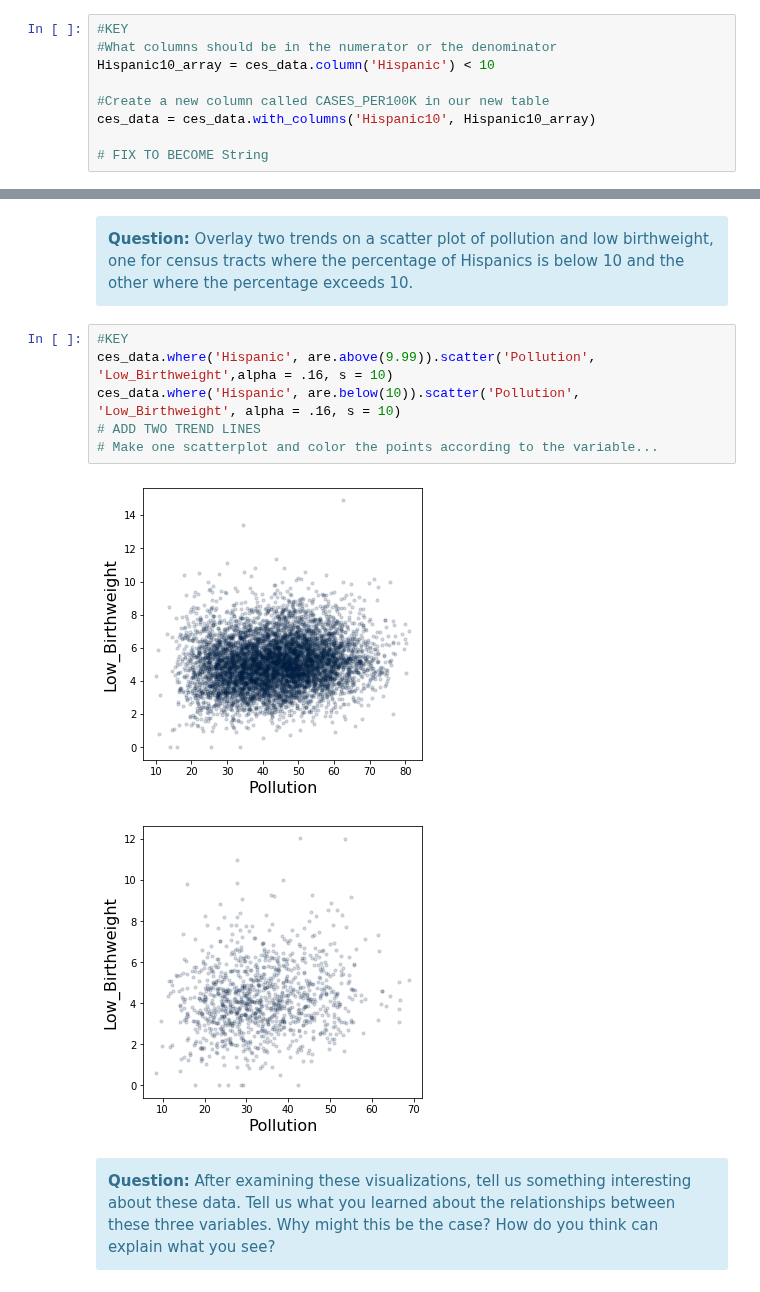
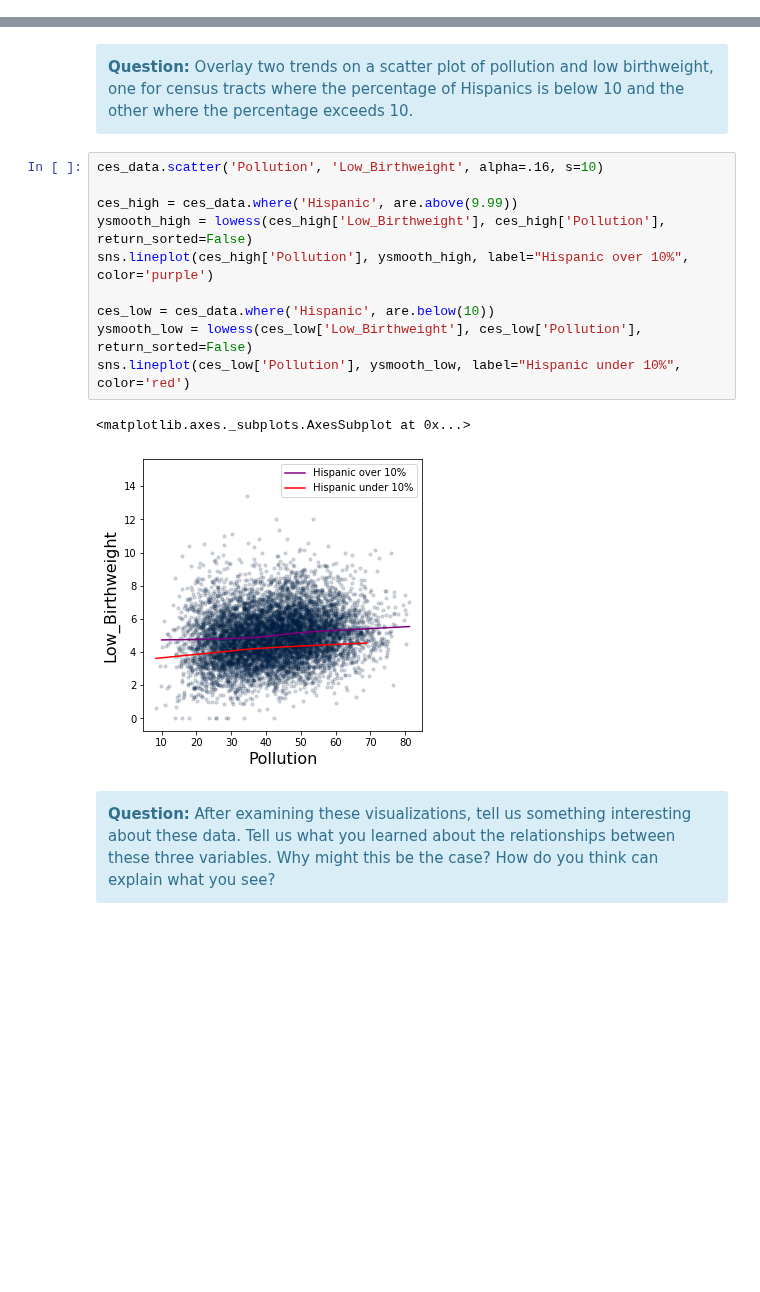
Before and after one commit to ds-modules/BUDS-SU21-Dev, a Jupyter notebook: Project_2/Pollution/Pollution.ipynb, the cells around one changed output, grey strips where cells are left out. Cells and saved outputs as stored; diff of their text form; blank space fills up the shorter version.

```diff
--- a/Project_2/Pollution/Pollution.ipynb
+++ b/Project_2/Pollution/Pollution.ipynb
@@ -309,12 +323,3 @@ The scatter plots with race on the x-axis showed a trend with a steep increase i
-# %%
-#KEY
-#What columns should be in the numerator or the denominator
-Hispanic10_array = ces_data.column('Hispanic') < 10
-
-#Create a new column called CASES_PER100K in our new table
-ces_data = ces_data.with_columns('Hispanic10', Hispanic10_array)
-
-# FIX TO BECOME String
 # %% [markdown]
 <div class="alert alert-info">
     <b>Question:</b> Overlay two histograms of pollution, one for census tracts where the percentage of Hispanics is below 10 and the other where the percentage exceeds 10.
@@ -330,15 +335,19 @@ ces_data.where('Hispanic', are.below(10)).select('Pollution').hist(bins = range(
 <div class="alert alert-info">
     <b>Question:</b> Overlay two trends on a scatter plot of pollution and low birthweight, one for census tracts where the percentage of Hispanics is below 10 and the other where the percentage exceeds 10.
    </div>
-# %%
-#KEY
-ces_data.where('Hispanic', are.above(9.99)).scatter('Pollution', 'Low_Birthweight',alpha = .16, s = 10)
-ces_data.where('Hispanic', are.below(10)).scatter('Pollution', 'Low_Birthweight', alpha = .16, s = 10)
-# ADD TWO TREND LINES
-# Make one scatterplot and color the points according to the variable...
-# %% [output]
-[figure, removed]
-[figure, removed]
+# %%
+ces_data.scatter('Pollution', 'Low_Birthweight', alpha=.16, s=10)
+
+ces_high = ces_data.where('Hispanic', are.above(9.99))
+ysmooth_high = lowess(ces_high['Low_Birthweight'], ces_high['Pollution'], return_sorted=False)
+sns.lineplot(ces_high['Pollution'], ysmooth_high, label="Hispanic over 10%", color='purple')
+
+ces_low = ces_data.where('Hispanic', are.below(10))
+ysmooth_low = lowess(ces_low['Low_Birthweight'], ces_low['Pollution'], return_sorted=False)
+sns.lineplot(ces_low['Pollution'], ysmooth_low, label="Hispanic under 10%", color='red')
+# %% [output]
+<matplotlib.axes._subplots.AxesSubplot at 0x...>
+[figure, added]
 # %% [markdown]
 <div class="alert alert-info">
     <b>Question:</b> After examining these visualizations, tell us something interesting about these data. Tell us what you learned about the relationships between these three variables.
```
Also changed, not shown: parts of 5 cells of this notebook.
